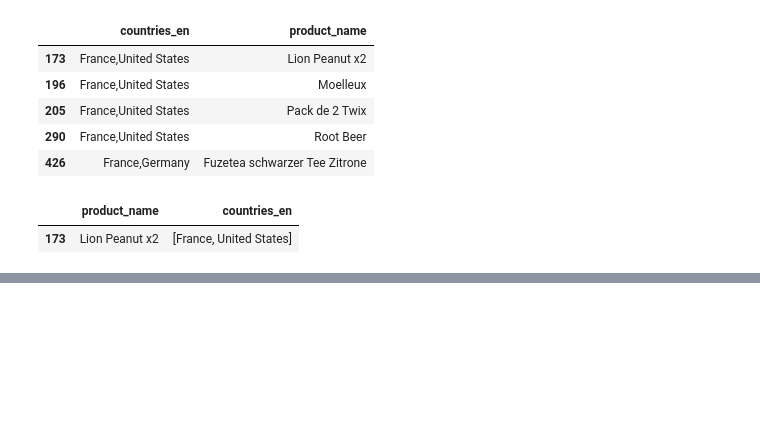
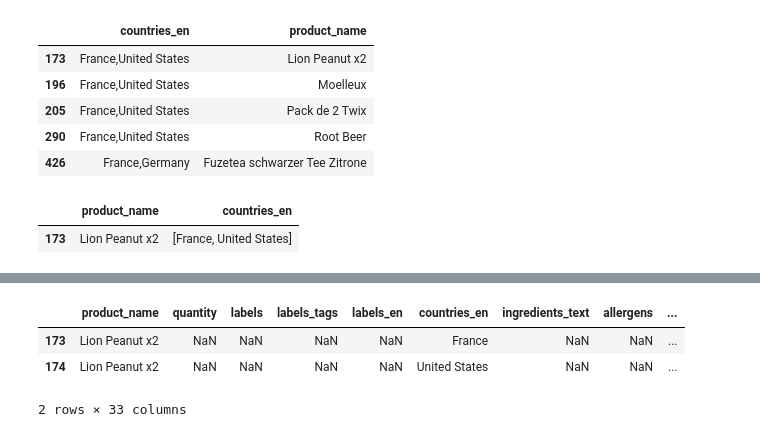
Before and after one commit to celine-y/open_food_facts, a Jupyter notebook: project.ipynb, the cells around one changed output, grey strips where cells are left out. Drawn from its saved outputs; the diff is of its cells as text; code cells hidden in the pictures; blank space fills up the shorter version.

```diff
--- a/project.ipynb
+++ b/project.ipynb
@@ -254,9 +248,11 @@ df_1[df_1['countries_en'].notnull() & df_1['countries_en'].str.contains(',')][['
 df_2 = df_1.copy()
 
 df_2['countries_en'] = df_2.apply(
-    lambda x: x['countries_en'].split(','),
+    lambda x: [x.strip() for x in x['countries_en'].split(',')],
     axis = 1
 )
+
+# [x.strip() for x in my_string.split(',')]
 # %%
 # shows that the countries has been properly split
 df_2[df_2.index == 173][['product_name', 'countries_en']]
@@ -312,6 +327,4 @@ def explode(df, lst_cols, fill_value=''):
           .loc[:, df.columns]
 
 df_3 = df_2.copy()
-explode(df_3,'countries_en')
-
-df_3[df_3.index >= 173]
+df_3 = explode(df_3,'countries_en')
@@ -354,0 +331,8 @@ food_df[food_df['allergens'].notnull()][['allergens','allergens_en']]
+# %%
+# see how the explode function created another row because there were two countries for Lion Peanut x2
+df_3[df_3['product_name'].notna() & df_3['product_name'].str.contains('Lion Peanut x2')]
+# %% [output]
+|  | product_name | quantity | labels | labels_tags | labels_en | countries_en | ingredients_text | allergens | ... |
+| 173 | Lion Peanut x2 | NaN | NaN | NaN | NaN | France | NaN | NaN | ... |
+| 174 | Lion Peanut x2 | NaN | NaN | NaN | NaN | United States | NaN | NaN | ... |
+2 rows × 33 columns
```
Also changed, not shown: parts of 15 cells of this notebook.
